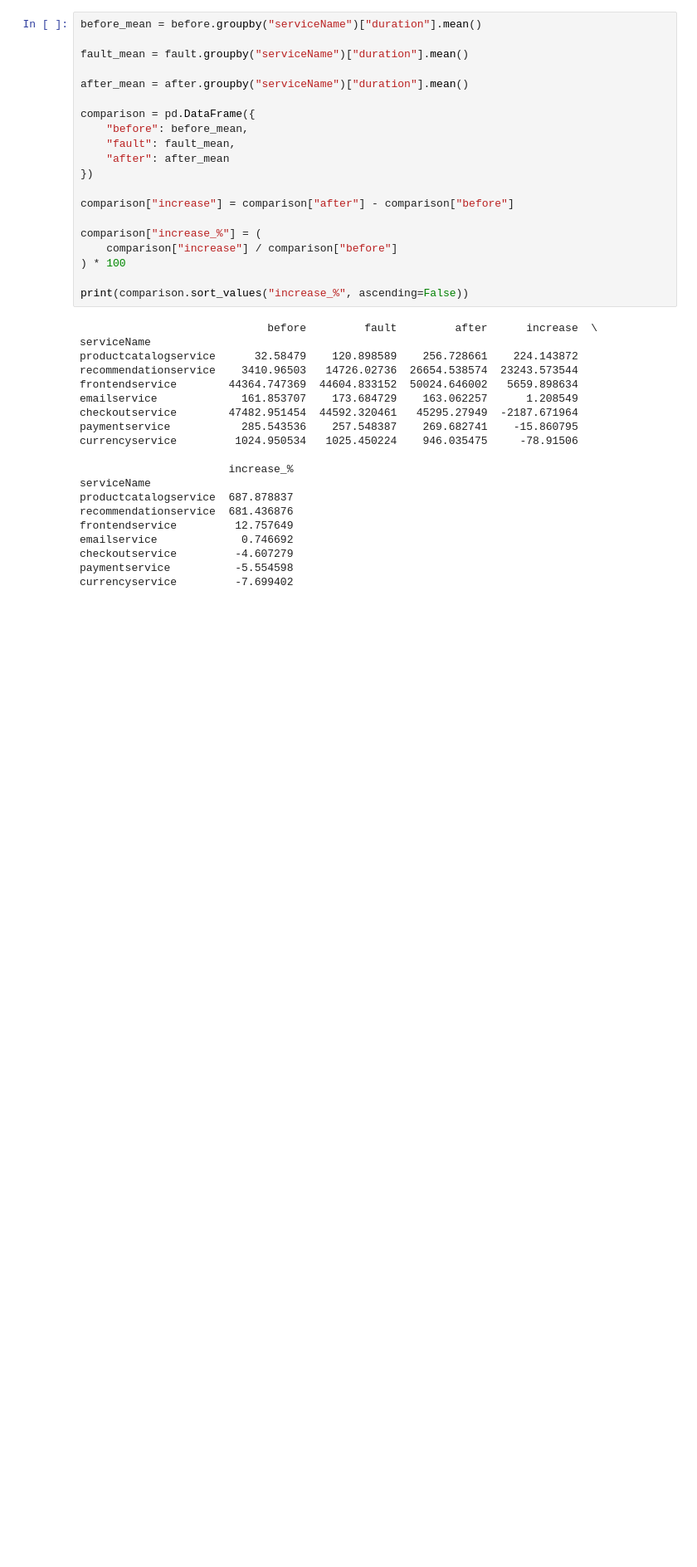
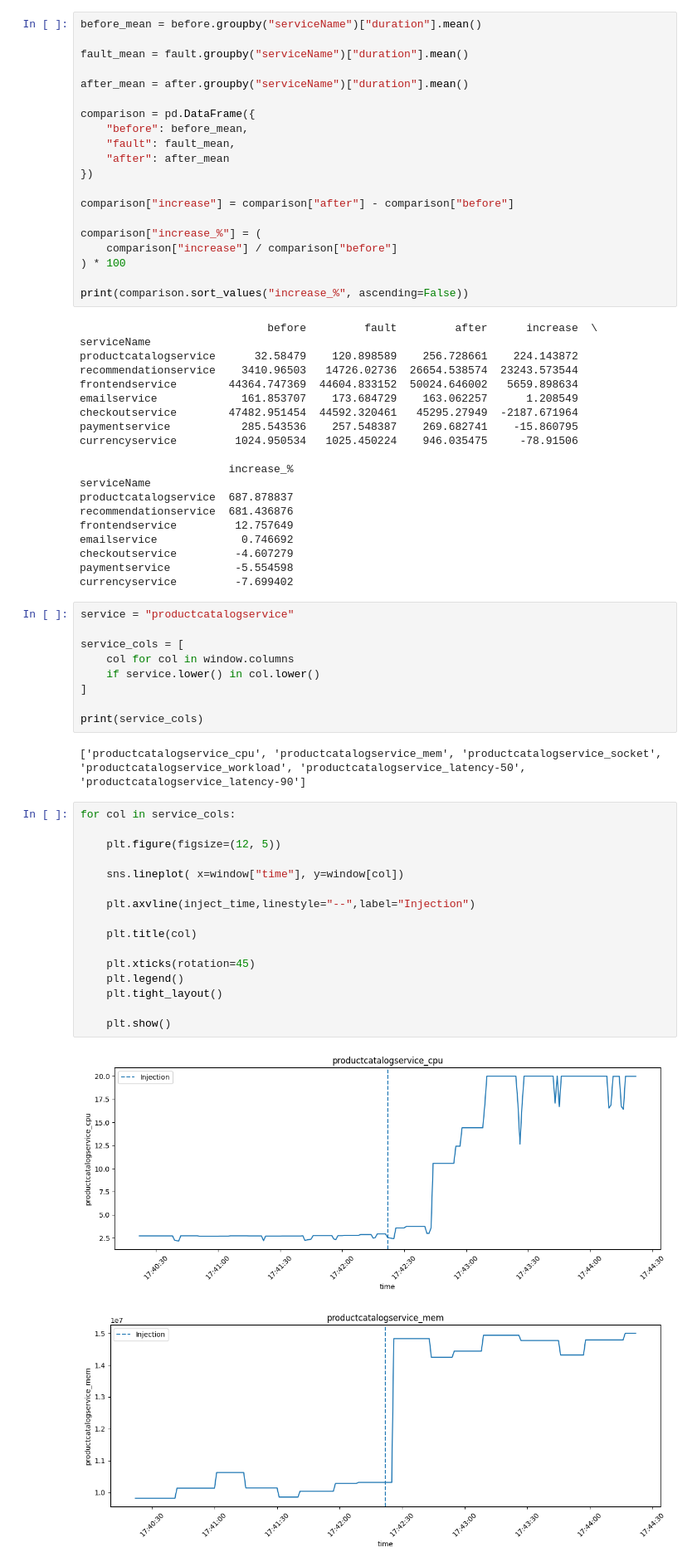
Before and after one commit to JAI4213H/ForensicAI, a Jupyter notebook: DataAnalysis.ipynb, the cells around one changed output. Shown at 83% size. Saved outputs shown, nothing was run; the diff lists cells and outputs as text; blank space fills up the shorter version.

```diff
--- a/DataAnalysis.ipynb
+++ b/DataAnalysis.ipynb
@@ -330,3 +329,33 @@ emailservice             0.746692
 checkoutservice         -4.607279
 paymentservice          -5.554598
 currencyservice         -7.699402
+# %%
+service = "productcatalogservice"
+
+service_cols = [
+    col for col in window.columns
+    if service.lower() in col.lower()
+]
+
+print(service_cols)
+# %% [output]
+['productcatalogservice_cpu', 'productcatalogservice_mem', 'productcatalogservice_socket', 'productcatalogservice_workload', 'productcatalogservice_latency-50', 'productcatalogservice_latency-90']
+# %%
+for col in service_cols:
+
+    plt.figure(figsize=(12, 5))
+
+    sns.lineplot( x=window["time"], y=window[col])
+
+    plt.axvline(inject_time,linestyle="--",label="Injection")
+
+    plt.title(col)
+
+    plt.xticks(rotation=45)
+    plt.legend()
+    plt.tight_layout()
+
+    plt.show()
+# %% [output]
+[figure, added]
+[figure, added]
```
Also changed, not shown: parts of 12 cells of this notebook.
